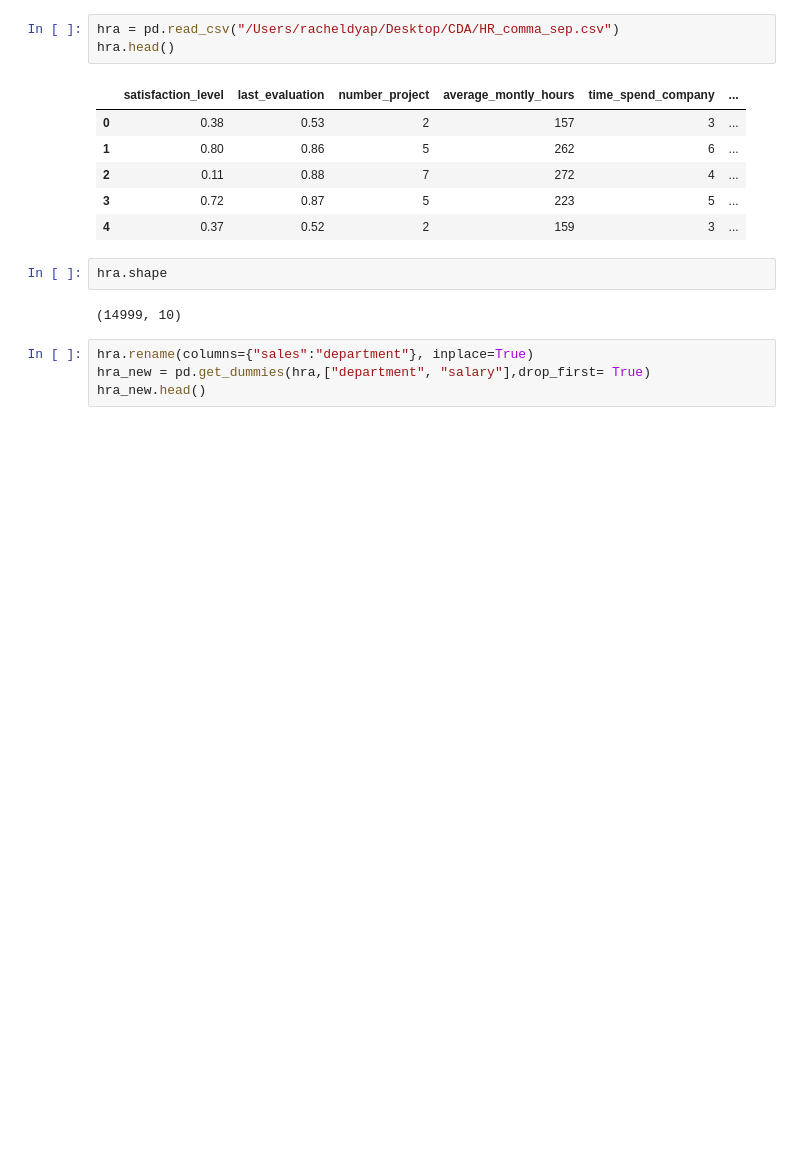
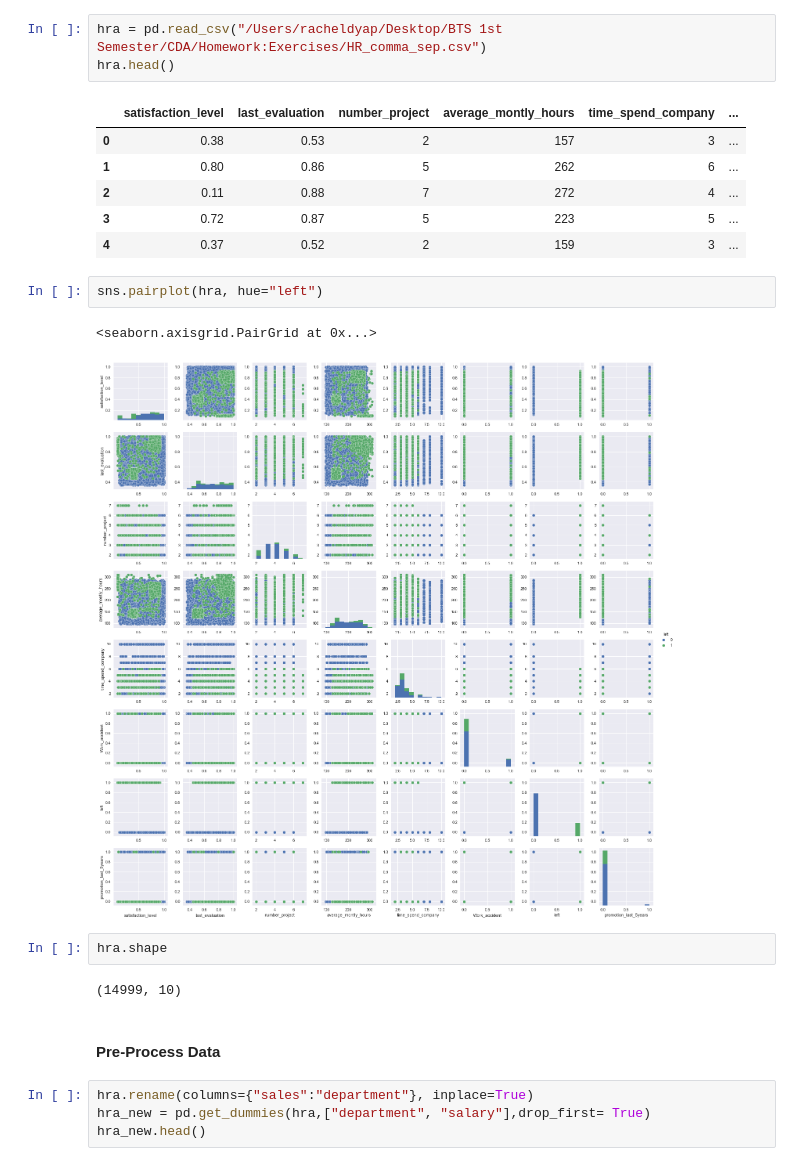
Before and after one commit to rdyinbts/ClassicalDataAnalysis, a Jupyter notebook: Session_9/Classification+Evaluation+Method+HW.ipynb, the cells around one changed output. Cells and saved outputs as stored; diff of their text form; blank space fills up the shorter version.

Commit message:
Session 9 Homework
Session 9 Homework

```diff
--- a/Session_9/Classification+Evaluation+Method+HW.ipynb
+++ b/Session_9/Classification+Evaluation+Method+HW.ipynb
@@ -40,7 +41,7 @@ Fields in the dataset include:
 - Salary
 - Whether the employee has left
 # %%
-hra = pd.read_csv("/Users/racheldyap/Desktop/CDA/HR_comma_sep.csv")
+hra = pd.read_csv("/Users/racheldyap/Desktop/BTS 1st Semester/CDA/Homework:Exercises/HR_comma_sep.csv")
 hra.head()
 # %% [output]
 |  | satisfaction_level | last_evaluation | number_project | average_montly_hours | time_spend_company | ... |
@@ -49,10 +50,17 @@ hra.head()
 | 2 | 0.11 | 0.88 | 7 | 272 | 4 | ... |
 | 3 | 0.72 | 0.87 | 5 | 223 | 5 | ... |
 | 4 | 0.37 | 0.52 | 2 | 159 | 3 | ... |
+# %%
+sns.pairplot(hra, hue="left")
+# %% [output]
+<seaborn.axisgrid.PairGrid at 0x...>
+[figure, added]
 # %%
 hra.shape
 # %% [output]
 (14999, 10)
+# %% [markdown]
+#### Pre-Process Data
 # %%
 hra.rename(columns={"sales":"department"}, inplace=True)
 hra_new = pd.get_dummies(hra,["department", "salary"],drop_first= True)
```
Also changed, not shown: parts of 80 cells of this notebook, 1 other file.
